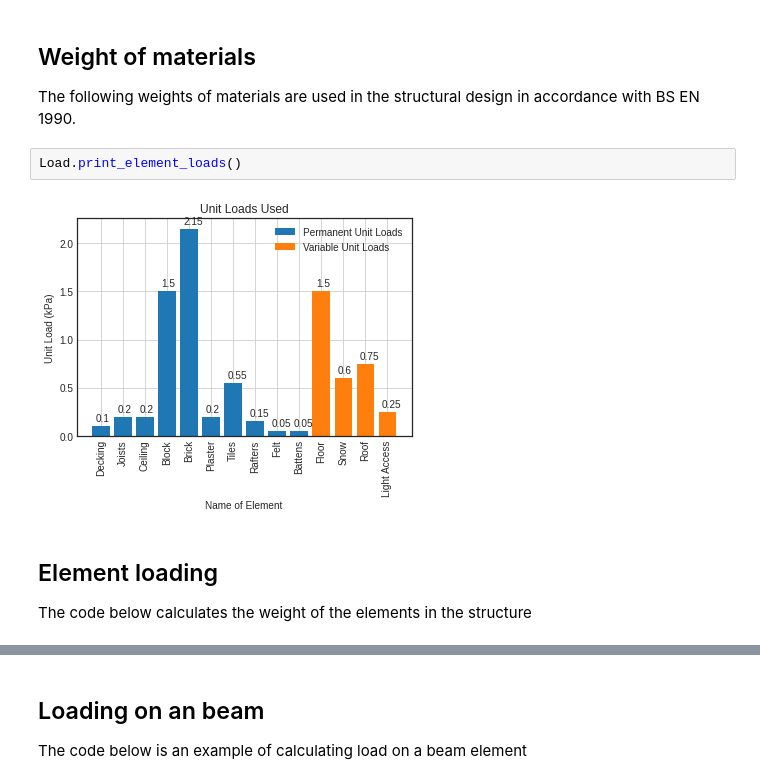
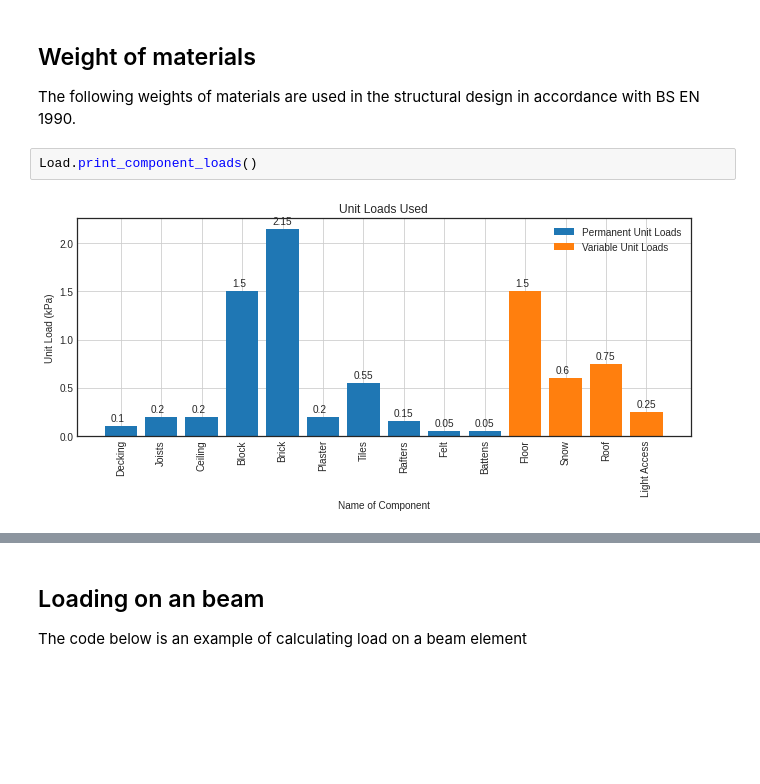
Before and after one commit to paulevalentine/Python_Development, a Jupyter notebook: beams.ipynb, the cells around one changed output, grey strips where cells are left out. Saved outputs shown, nothing was run; the diff lists cells and outputs as text; blank space fills up the shorter version.

```diff
--- a/beams.ipynb
+++ b/beams.ipynb
@@ -10,10 +23,6 @@ from loading import *#
 
 The following weights of materials are used in the structural design in accordance with BS EN 1990.
 # %%
-Load.print_element_loads()
+Load.print_component_loads()
 # %% [output]
-[figure, old version]
+[figure, new version]
-# %% [markdown]
-## Element loading
-
-The code below calculates the weight of the elements in the structure
```
Also changed, not shown: parts of 6 cells of this notebook, 7 other files.
